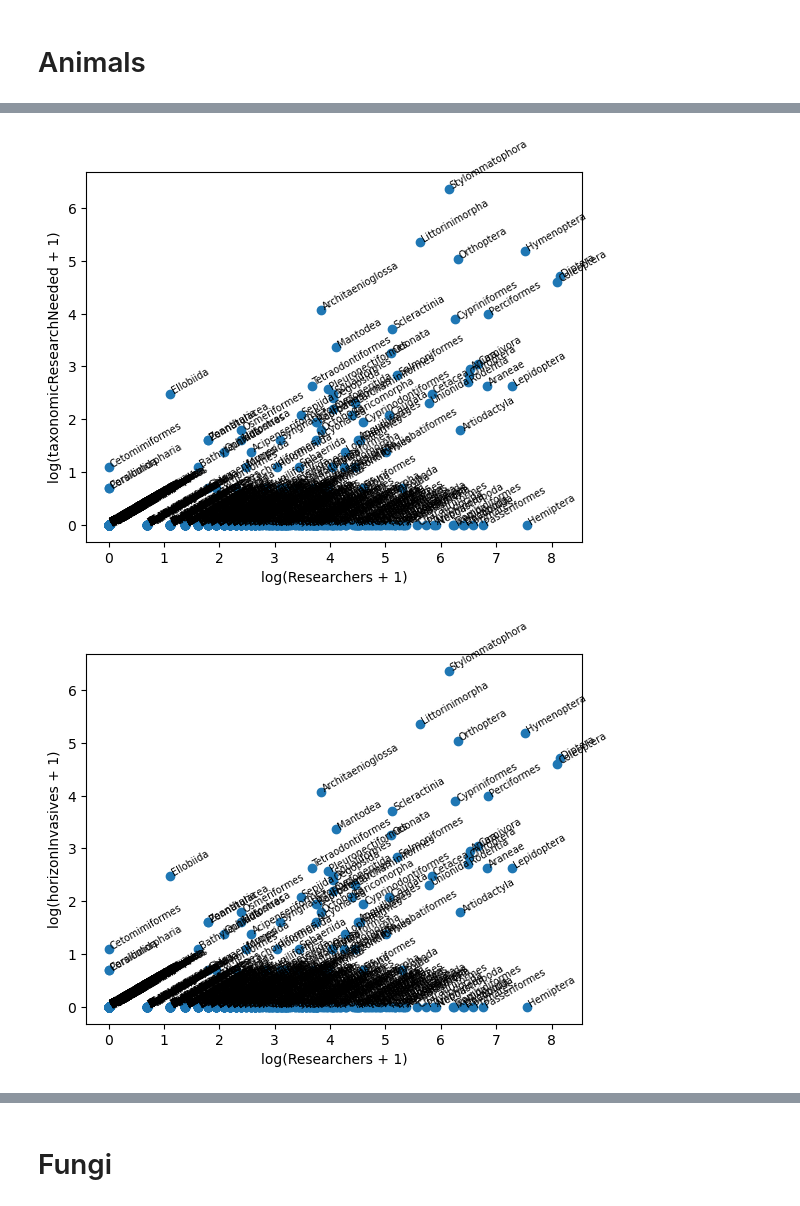
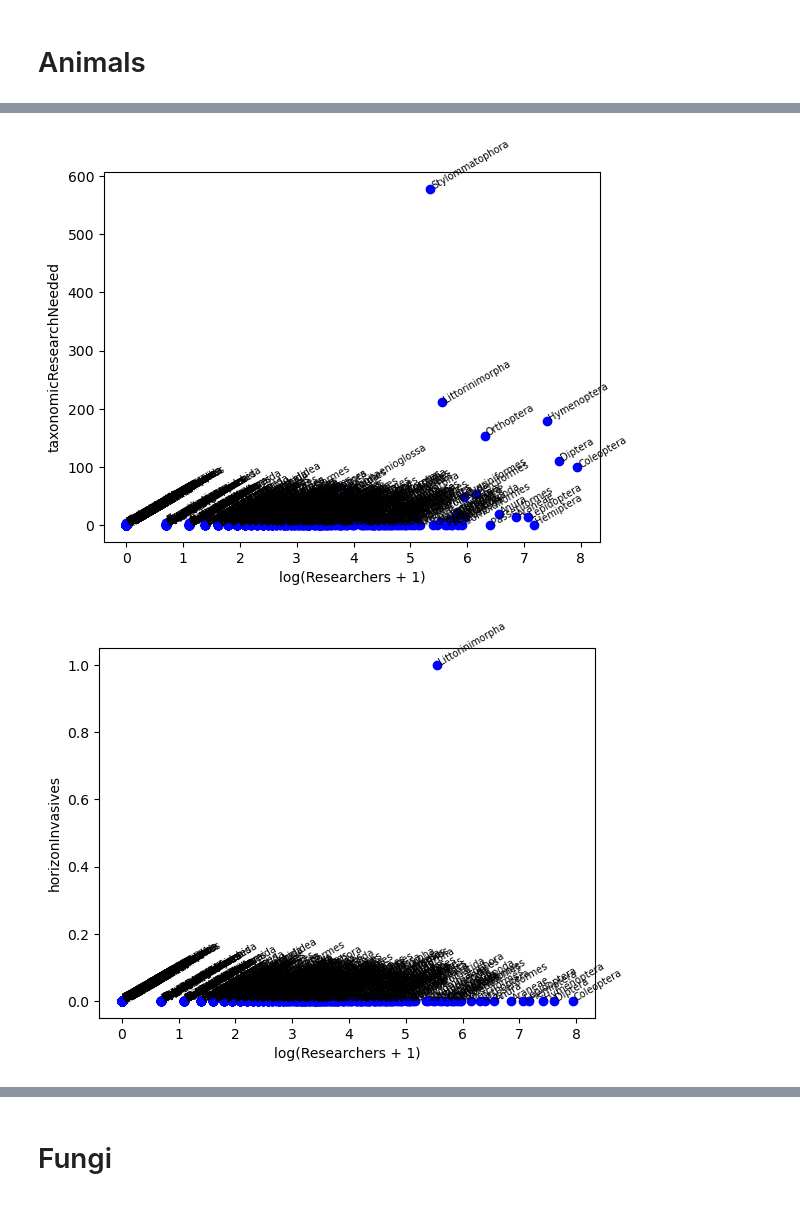
Before and after one commit to AgentschapPlantentuinMeise/Mapping-taxonomists, a Jupyter notebook: reports/Scatter plots.ipynb, the cells around one changed output, grey strips where cells are left out. Drawn from its saved outputs; the diff is of its cells as text; code cells hidden in the pictures.

```diff
--- a/reports/Scatter plots.ipynb
+++ b/reports/Scatter plots.ipynb
@@ -163,9 +163,9 @@ for demand in ["taxonomicResearchNeeded", "horizonInvasives"]:
 # %%
 for demand in ["taxonomicResearchNeeded", "horizonInvasives"]:
-    scatter_supply_single_demand(animals, demand, logarithmic=True)
+    scatter_supply_single_demand(animals, demand, logx=True)
 # %% [output]
-[figure, old version]
+[figure, new version]
-[figure, old version]
+[figure, new version]
 # %%
 scatter_combined_demand(animals, ["taxonomicResearchNeeded", "horizonInvasives"])
 # %% [output]
```
Also changed, not shown: parts of 11 cells of this notebook, 1 other file.
